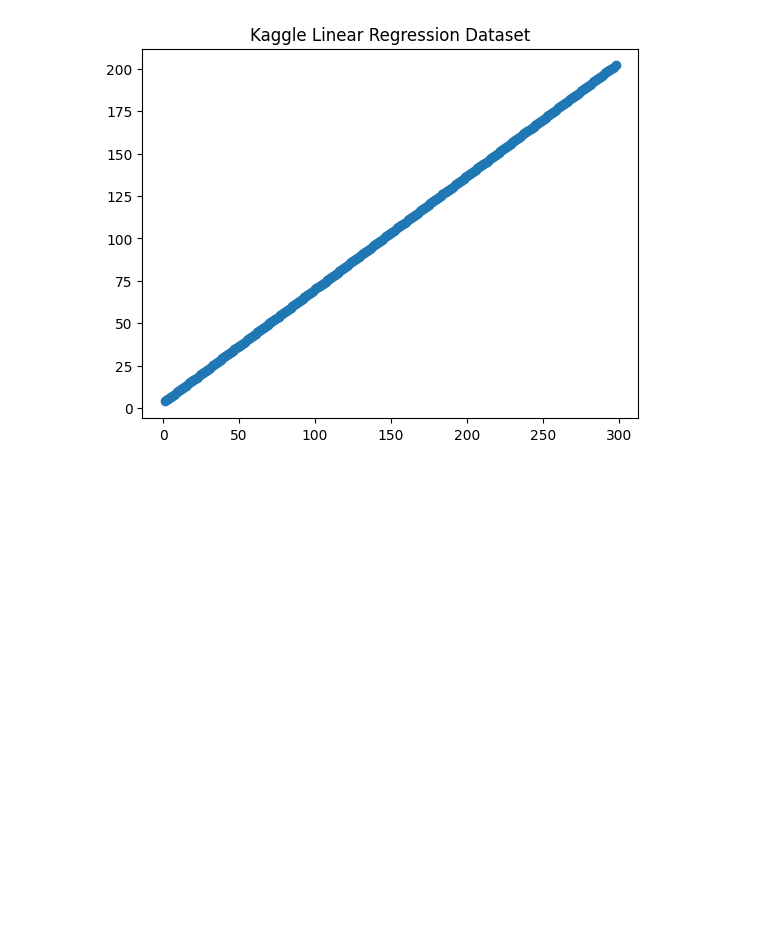
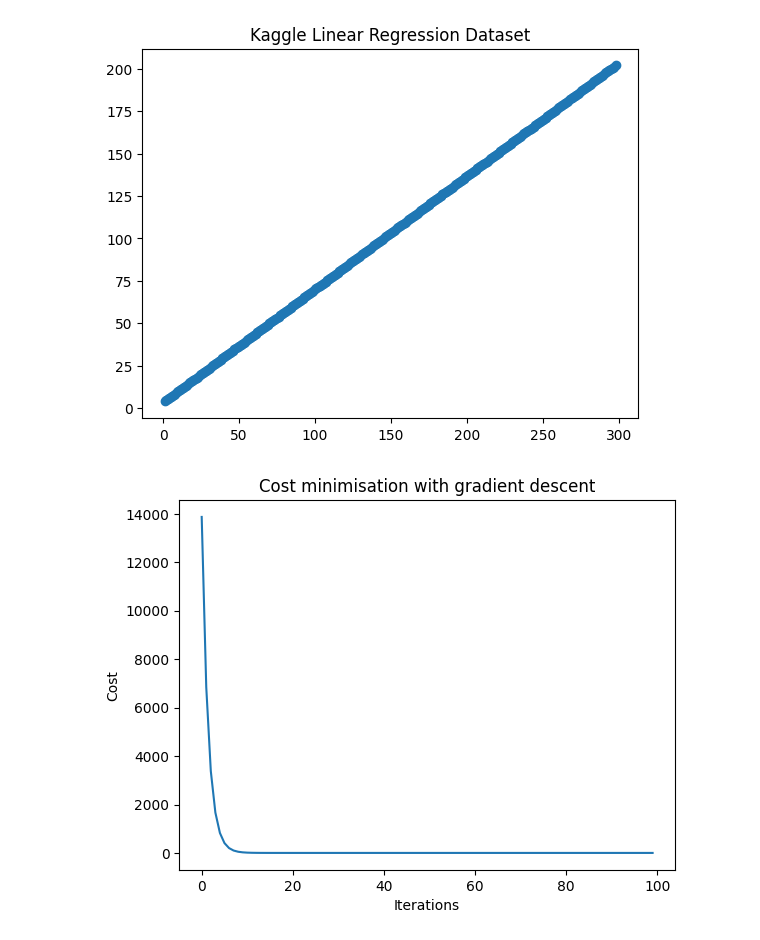
Before and after one commit to mikhail-mat/statquest-illustrated-guide, a Jupyter notebook: StatQuest.ipynb, the cells around one changed output. Cells and saved outputs as stored; diff of their text form; code cells hidden in the pictures; blank space fills up the shorter version.

Commit message:
Implement gradient descent for simple linear regression

```diff
--- a/StatQuest.ipynb
+++ b/StatQuest.ipynb
@@ -74,0 +84,47 @@ def MSE(SSR, num_of_obs):
+# %%
+def gradient_descent(x, y, epochs=100, lr=1.0e-5):
+  n = np.size(y) # size of the feature and label vector
+
+  # initialise w1 and b to 0
+  w1 = 0
+  b = 0
+
+  # w1_step = -1
+  # b_step = -1
+
+  cost_history = [] # keep track of cost as it is reducing
+
+  for i in range(epochs): # perform 100 epochs
+    y_pred = w1 * x + b # calculate vector of predicted y with current w1 and b
+    residual = y_pred - y # vector of residuals
+
+    # calculate derivatives
+    dj_dw1 = np.sum(np.dot(x, residual)) / n
+    dj_db = np.sum(residual) / n
+
+    # debug
+    # print(f'w1 = {w1}')
+    # print(f'b = {b}')
+    # print(f'Predicted y = {y_pred[0]} {y_pred[1]} {y_pred[2]}')
+    # print(f'Residual = {residual[0]} {residual[1]} {residual[2]}')
+    # print(f'dJ/dw1 = {dj_dw1}')
+    # print(f'dJ/db = {dj_db}')
+
+    # update parameters
+    w1 -= dj_dw1 * lr
+    b -= dj_db * lr
+
+    # add cost to cost_history
+    cost_history.append(MSE(SSR(y, y_pred), n))
+
+  return w1, b, cost_history
+# %%
+w1, b, cost_history = gradient_descent(x, y)
+# %%
+plt.plot(np.arange(100), cost_history)
+plt.xlabel('Iterations')
+plt.ylabel('Cost')
+plt.title('Cost minimisation with gradient descent')
+plt.show()
+# %% [output]
+[figure, added]
```
Also changed, not shown: parts of 12 cells of this notebook.
